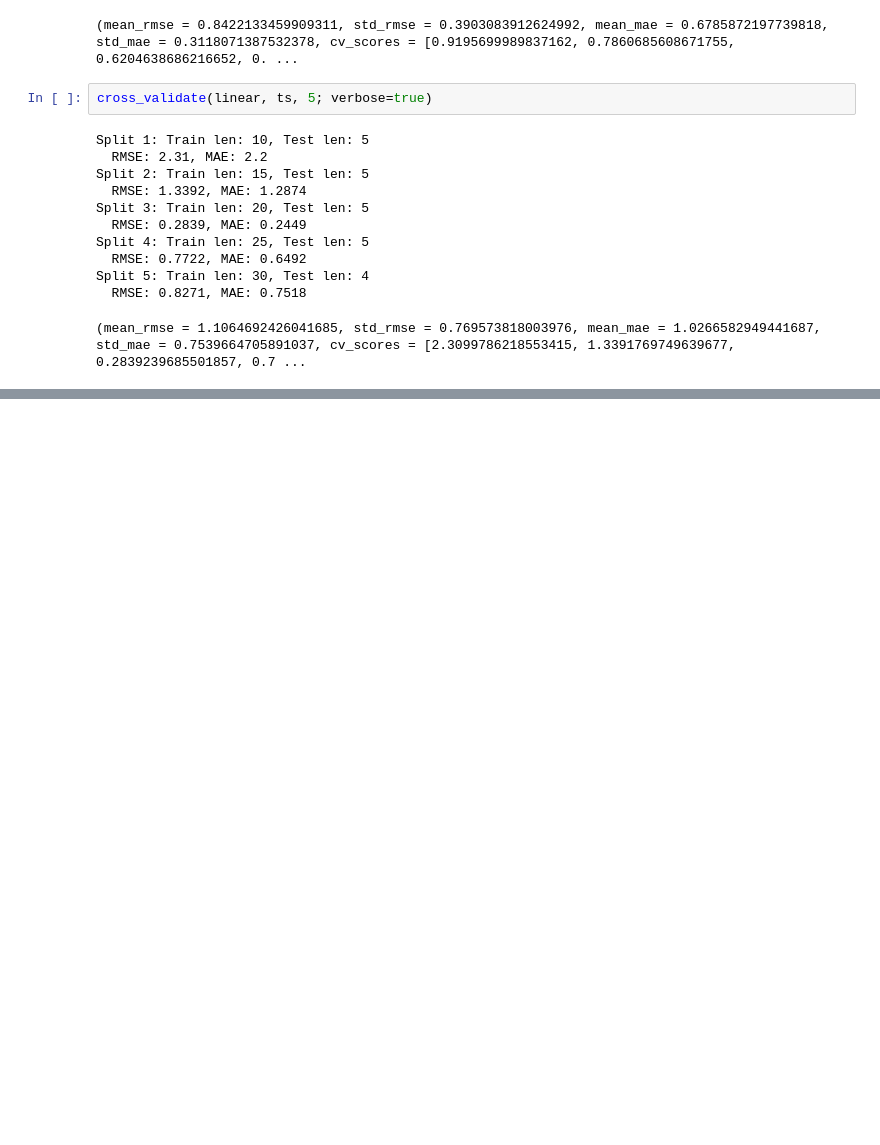
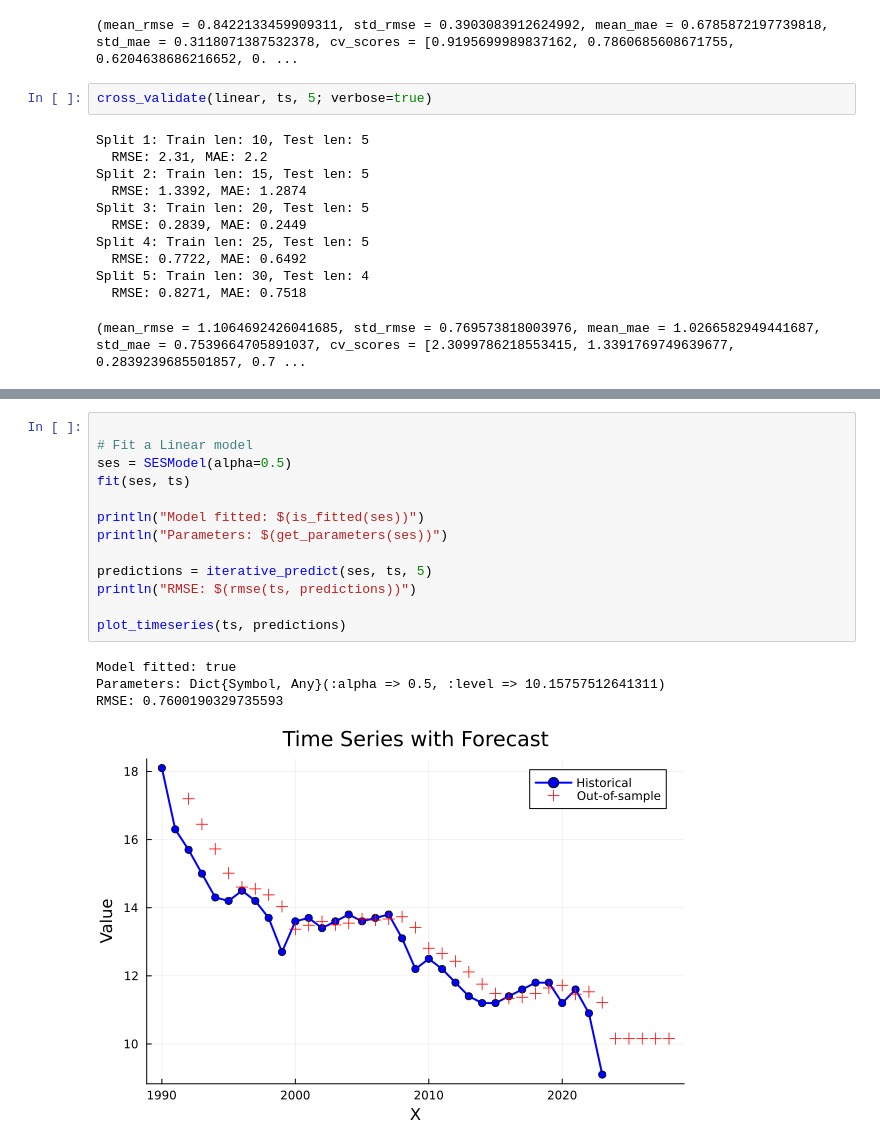
Before and after one commit to YannickGibson/TimeSeriesKit.jl, a Jupyter notebook: examples/emissions.ipynb, the cells around one changed output, grey strips where cells are left out. Saved outputs shown, nothing was run; the diff lists cells and outputs as text; blank space fills up the shorter version.

```diff
--- a/examples/emissions.ipynb
+++ b/examples/emissions.ipynb
@@ -149,0 +151,18 @@ Best RMSE: 0.8422
+# %%
+
+# Fit a Linear model
+ses = SESModel(alpha=0.5)
+fit(ses, ts)
+
+println("Model fitted: $(is_fitted(ses))")
+println("Parameters: $(get_parameters(ses))")
+
+predictions = iterative_predict(ses, ts, 5)
+println("RMSE: $(rmse(ts, predictions))")
+
+plot_timeseries(ts, predictions)
+# %% [output]
+Model fitted: true
+Parameters: Dict{Symbol, Any}(:alpha => 0.5, :level => 10.15757512641311)
+RMSE: 0.7600190329735593
+[figure, added]
```
Also changed, not shown: parts of 1 cell of this notebook, 2 other files.
